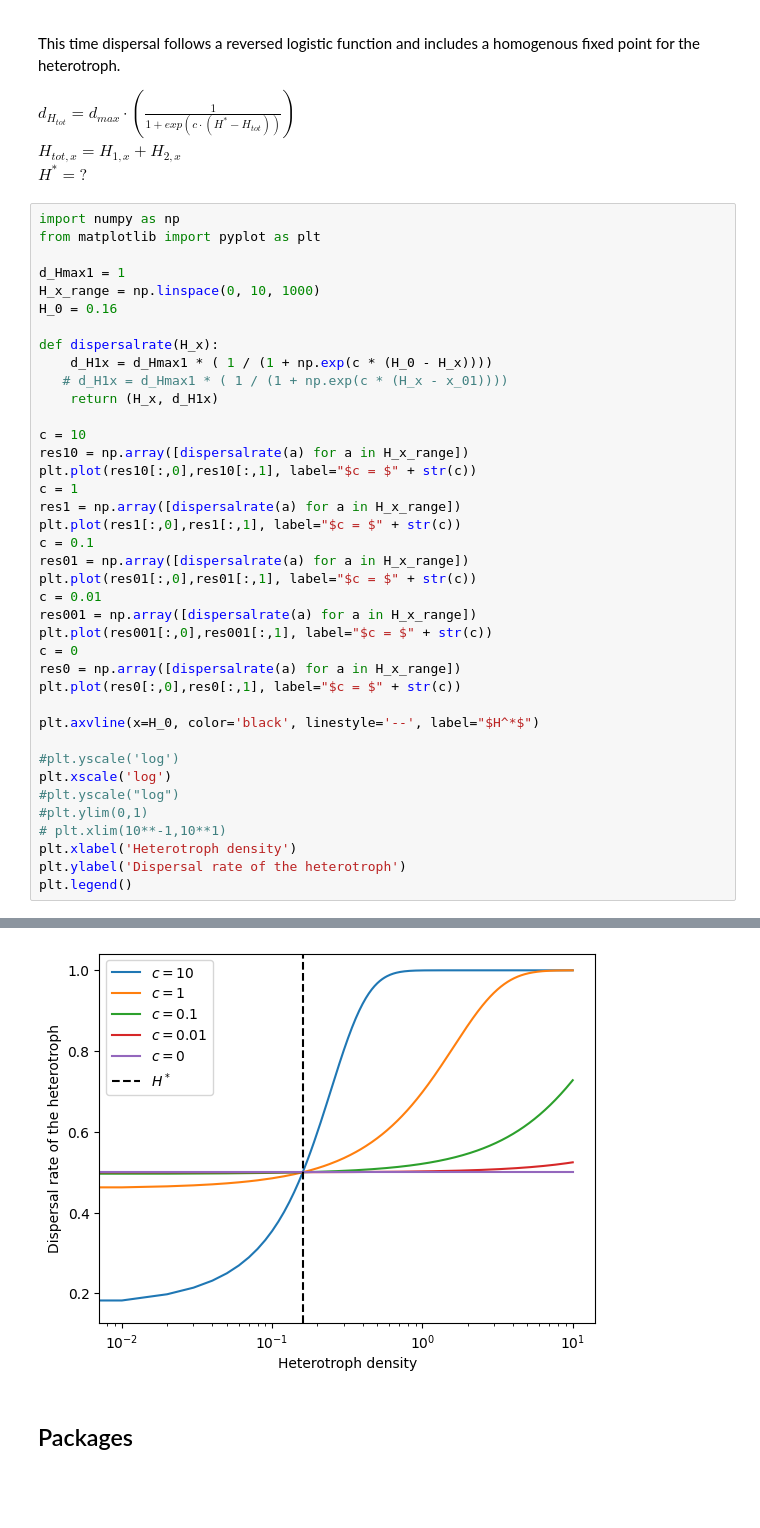
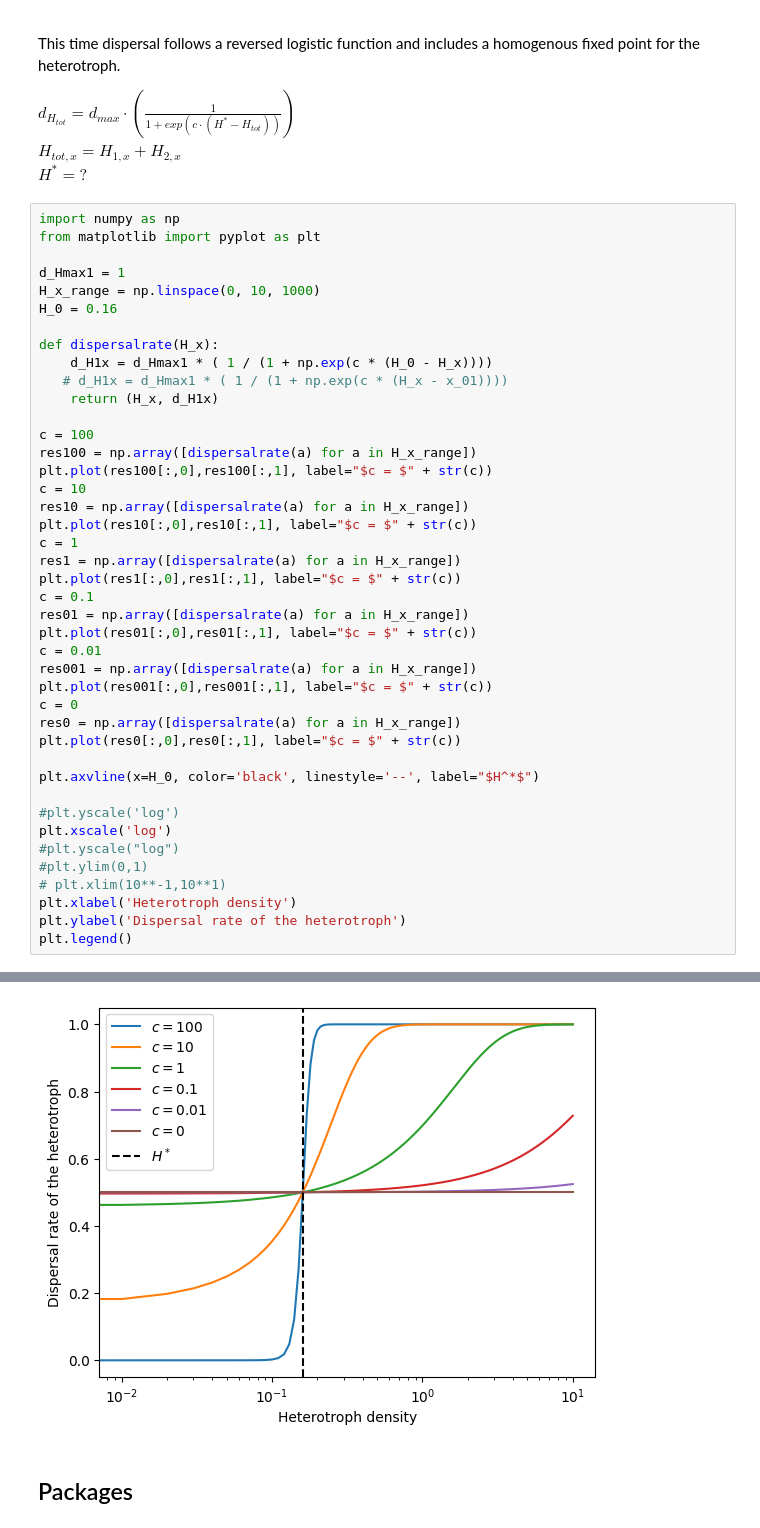
Before and after one commit to rbnmj/turingmodel, a Jupyter notebook: main_crowding2.ipynb, the cells around one changed output, grey strips where cells are left out. Drawn from its saved outputs; the diff is of its cells as text; blank space fills up the shorter version.

```diff
--- a/main_crowding2.ipynb
+++ b/main_crowding2.ipynb
@@ -18,35 +18,38 @@ def dispersalrate(H_x):
    # d_H1x = d_Hmax1 * ( 1 / (1 + np.exp(c * (H_x - x_01))))
     return (H_x, d_H1x)
 
+c = 100
+res100 = np.array([dispersalrate(a) for a in H_x_range])
+plt.plot(res100[:,0],res100[:,1], label="$c = $" + str(c))
 c = 10
 res10 = np.array([dispersalrate(a) for a in H_x_range])
 plt.plot(res10[:,0],res10[:,1], label="$c = $" + str(c))
 c = 1
 res1 = np.array([dispersalrate(a) for a in H_x_range])
 plt.plot(res1[:,0],res1[:,1], label="$c = $" + str(c))
 c = 0.1
 res01 = np.array([dispersalrate(a) for a in H_x_range])
 plt.plot(res01[:,0],res01[:,1], label="$c = $" + str(c))
 c = 0.01
 res001 = np.array([dispersalrate(a) for a in H_x_range])
 plt.plot(res001[:,0],res001[:,1], label="$c = $" + str(c))
 c = 0
 res0 = np.array([dispersalrate(a) for a in H_x_range])
 plt.plot(res0[:,0],res0[:,1], label="$c = $" + str(c))
 
 plt.axvline(x=H_0, color='black', linestyle='--', label="$H^*$")
 
 #plt.yscale('log')
 plt.xscale('log')
 #plt.yscale("log")
 #plt.ylim(0,1)
 # plt.xlim(10**-1,10**1)
 plt.xlabel('Heterotroph density')
 plt.ylabel('Dispersal rate of the heterotroph')
 plt.legend()
 # %% [output]
 <matplotlib.legend.Legend at 0x...>
-[figure, old version]
+[figure, new version]
 # %% [markdown]
 ## Packages
 # %%
```
Also changed, not shown: parts of 9 cells of this notebook, 5 other files.
